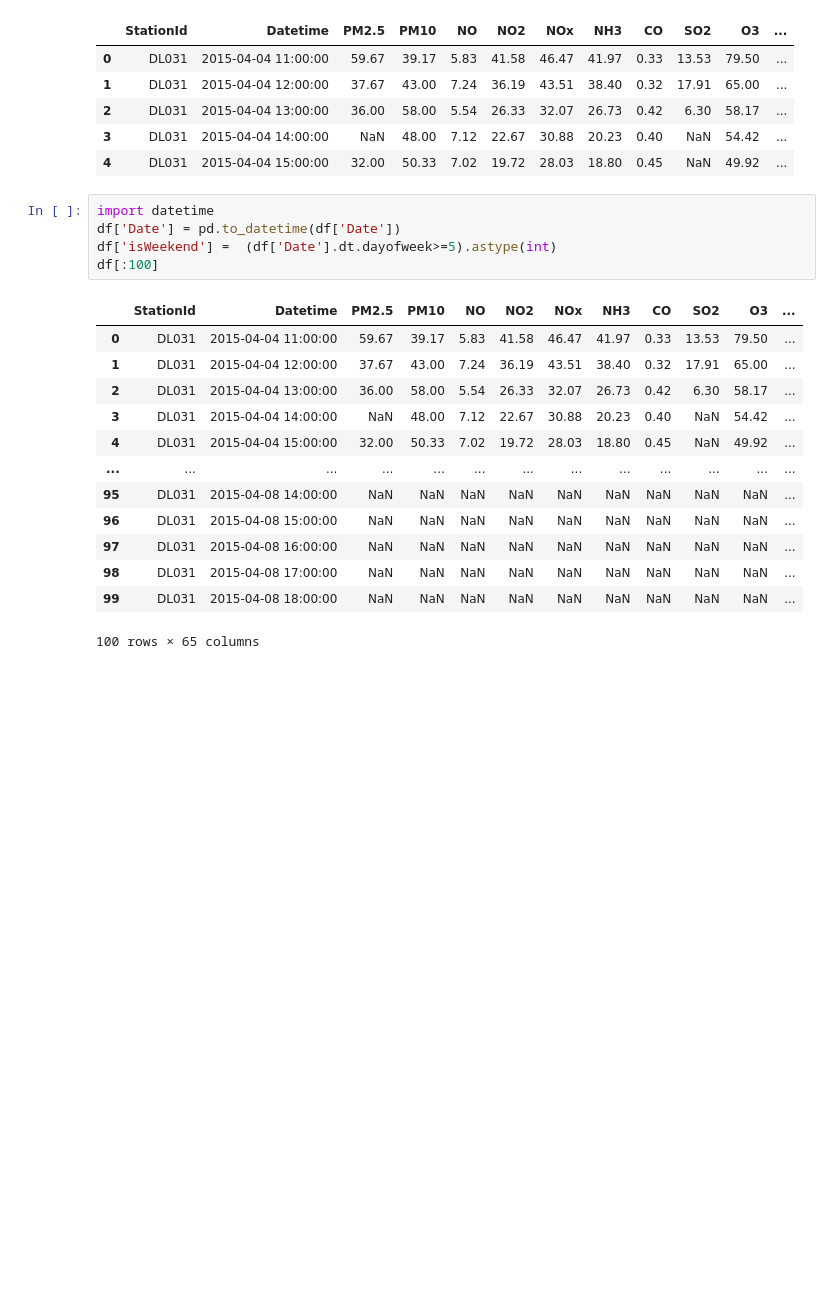
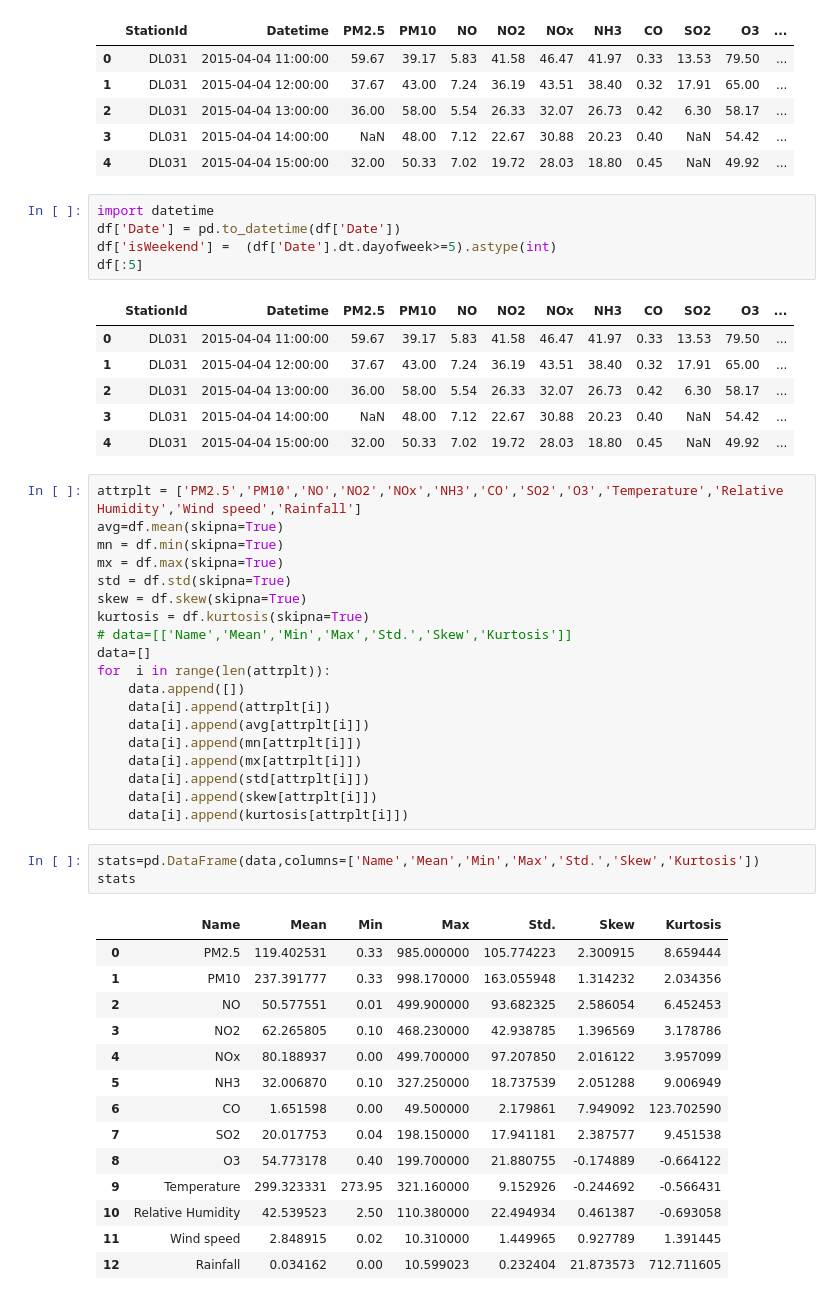
Before and after one commit to gupta-anmol/air-quality-prediction, a Jupyter notebook: main.ipynb, the cells around one changed output. Saved outputs shown, nothing was run; the diff lists cells and outputs as text; blank space fills up the shorter version.

Commit message:
statsAdded

```diff
--- a/main.ipynb
+++ b/main.ipynb
@@ -184,7 +185,7 @@ Index(['StationId', 'Datetime', 'PM2.5', 'PM10', 'NO', 'NO2', 'NOx', 'NH3',
 import datetime
 df['Date'] = pd.to_datetime(df['Date'])
 df['isWeekend'] =  (df['Date'].dt.dayofweek>=5).astype(int)
-df[:100]
+df[:5]
 # %% [output]
 |  | StationId | Datetime | PM2.5 | PM10 | NO | NO2 | NOx | NH3 | CO | SO2 | O3 | ... |
 | 0 | DL031 | 2015-04-04 11:00:00 | 59.67 | 39.17 | 5.83 | 41.58 | 46.47 | 41.97 | 0.33 | 13.53 | 79.50 | ... |
@@ -192,10 +193,40 @@ df[:100]
 | 2 | DL031 | 2015-04-04 13:00:00 | 36.00 | 58.00 | 5.54 | 26.33 | 32.07 | 26.73 | 0.42 | 6.30 | 58.17 | ... |
 | 3 | DL031 | 2015-04-04 14:00:00 | NaN | 48.00 | 7.12 | 22.67 | 30.88 | 20.23 | 0.40 | NaN | 54.42 | ... |
 | 4 | DL031 | 2015-04-04 15:00:00 | 32.00 | 50.33 | 7.02 | 19.72 | 28.03 | 18.80 | 0.45 | NaN | 49.92 | ... |
-| ... | ... | ... | ... | ... | ... | ... | ... | ... | ... | ... | ... | ... |
-| 95 | DL031 | 2015-04-08 14:00:00 | NaN | NaN | NaN | NaN | NaN | NaN | NaN | NaN | NaN | ... |
-| 96 | DL031 | 2015-04-08 15:00:00 | NaN | NaN | NaN | NaN | NaN | NaN | NaN | NaN | NaN | ... |
-| 97 | DL031 | 2015-04-08 16:00:00 | NaN | NaN | NaN | NaN | NaN | NaN | NaN | NaN | NaN | ... |
-| 98 | DL031 | 2015-04-08 17:00:00 | NaN | NaN | NaN | NaN | NaN | NaN | NaN | NaN | NaN | ... |
-| 99 | DL031 | 2015-04-08 18:00:00 | NaN | NaN | NaN | NaN | NaN | NaN | NaN | NaN | NaN | ... |
-100 rows × 65 columns
+# %%
+attrplt = ['PM2.5','PM10','NO','NO2','NOx','NH3','CO','SO2','O3','Temperature','Relative Humidity','Wind speed','Rainfall']
+avg=df.mean(skipna=True)
+mn = df.min(skipna=True)
+mx = df.max(skipna=True)
+std = df.std(skipna=True)
+skew = df.skew(skipna=True)
+kurtosis = df.kurtosis(skipna=True)
+# data=[['Name','Mean','Min','Max','Std.','Skew','Kurtosis']]
+data=[]
+for  i in range(len(attrplt)):
+    data.append([])
+    data[i].append(attrplt[i])
+    data[i].append(avg[attrplt[i]])
+    data[i].append(mn[attrplt[i]])
+    data[i].append(mx[attrplt[i]])
+    data[i].append(std[attrplt[i]])
+    data[i].append(skew[attrplt[i]])
+    data[i].append(kurtosis[attrplt[i]])
+# %%
+stats=pd.DataFrame(data,columns=['Name','Mean','Min','Max','Std.','Skew','Kurtosis'])
+stats
+# %% [output]
+|  | Name | Mean | Min | Max | Std. | Skew | Kurtosis |
+| 0 | PM2.5 | 119.402531 | 0.33 | 985.000000 | 105.774223 | 2.300915 | 8.659444 |
+| 1 | PM10 | 237.391777 | 0.33 | 998.170000 | 163.055948 | 1.314232 | 2.034356 |
+| 2 | NO | 50.577551 | 0.01 | 499.900000 | 93.682325 | 2.586054 | 6.452453 |
+| 3 | NO2 | 62.265805 | 0.10 | 468.230000 | 42.938785 | 1.396569 | 3.178786 |
+| 4 | NOx | 80.188937 | 0.00 | 499.700000 | 97.207850 | 2.016122 | 3.957099 |
+| 5 | NH3 | 32.006870 | 0.10 | 327.250000 | 18.737539 | 2.051288 | 9.006949 |
+| 6 | CO | 1.651598 | 0.00 | 49.500000 | 2.179861 | 7.949092 | 123.702590 |
+| 7 | SO2 | 20.017753 | 0.04 | 198.150000 | 17.941181 | 2.387577 | 9.451538 |
+| 8 | O3 | 54.773178 | 0.40 | 199.700000 | 21.880755 | -0.174889 | -0.664122 |
+| 9 | Temperature | 299.323331 | 273.95 | 321.160000 | 9.152926 | -0.244692 | -0.566431 |
+| 10 | Relative Humidity | 42.539523 | 2.50 | 110.380000 | 22.494934 | 0.461387 | -0.693058 |
+| 11 | Wind speed | 2.848915 | 0.02 | 10.310000 | 1.449965 | 0.927789 | 1.391445 |
+| 12 | Rainfall | 0.034162 | 0.00 | 10.599023 | 0.232404 | 21.873573 | 712.711605 |
```
Also changed, not shown: parts of 2 cells of this notebook.
